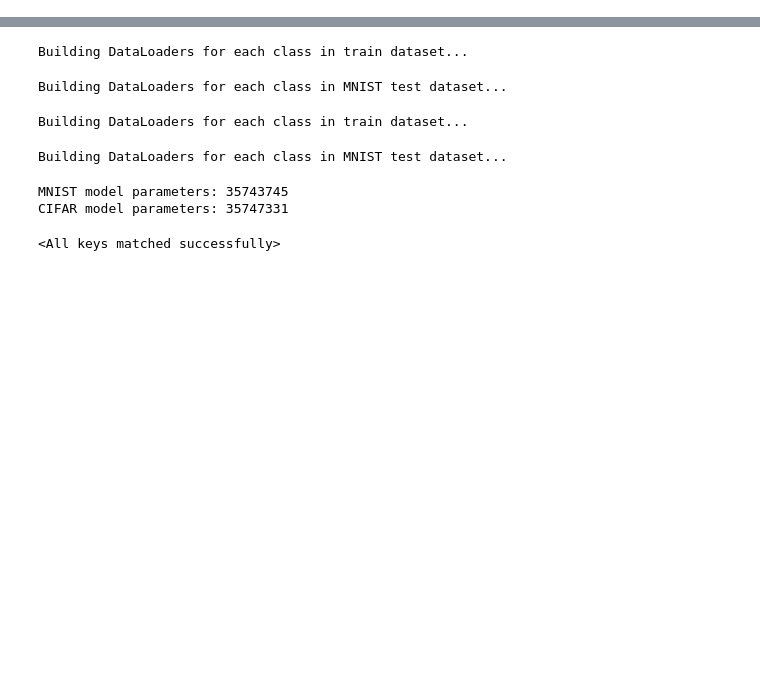
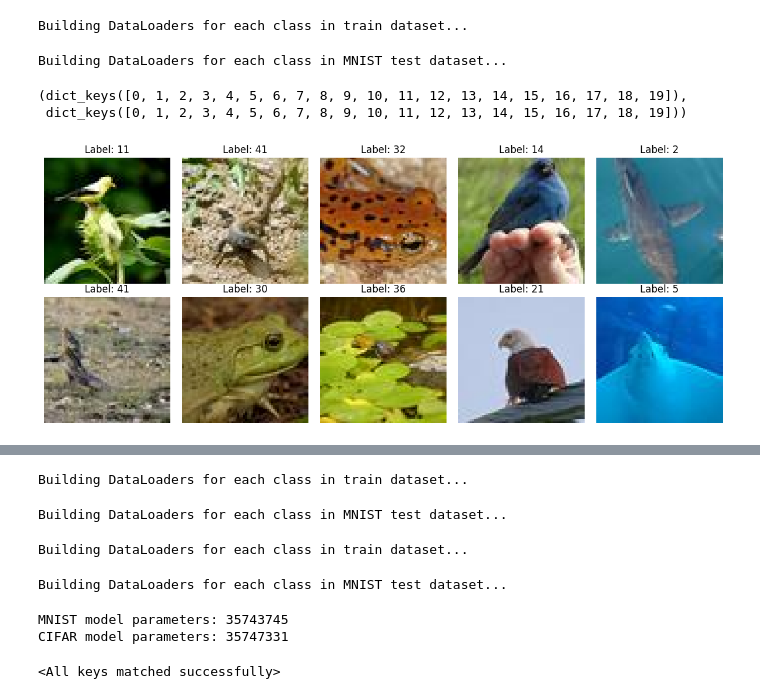
Before and after one commit to Teachable-AI-Lab/diffusion-continual-learning, a Jupyter notebook: unit-test-modular.ipynb, the cells around one changed output, grey strips where cells are left out. Cells and saved outputs as stored; diff of their text form; code cells hidden in the pictures; blank space fills up the shorter version.

Commit message:
added imagenet

```diff
--- a/unit-test-modular.ipynb
+++ b/unit-test-modular.ipynb
@@ -30 +30,39 @@ Device: cuda
 Experiment root directory: ddim_unit_tests
+# %%
+cl_train_loader, cl_test_loader, full_train_loader, full_test_loader = utils.get_cl_dataset(
+        'imagenet64', batch_size=128, normalize=True, greyscale=False, group_size=50, n_classes=1000 # so there are 20 tasks
+    )
+# %% [output]
+Building DataLoaders for each class in train dataset...
+Building DataLoaders for each class in MNIST test dataset...
+# %%
+# Inspect the continual learning dataloaders
+cl_train_loader.keys(), cl_test_loader.keys()
+# %% [output]
+(dict_keys([0, 1, 2, 3, 4, 5, 6, 7, 8, 9, 10, 11, 12, 13, 14, 15, 16, 17, 18, 19]),
+ dict_keys([0, 1, 2, 3, 4, 5, 6, 7, 8, 9, 10, 11, 12, 13, 14, 15, 16, 17, 18, 19]))
+# %%
+# display 10 random images from the first task
+task_id = 0
+loader = cl_train_loader[task_id]
+for batch in loader:
+    images, labels = batch
+    # images = images[:10]
+    # labels = labels[:10]
+    # display 10 random images
+    fig, axes = plt.subplots(2, 5, figsize=(12, 5))
+    for i, ax in enumerate(axes.flatten()):
+        idx = random.randint(0, images.size(0) - 1)
+        # resacle images from [-1, 1] to [0, 1]
+        img = (images[idx] + 1) / 2
+        img = img.permute(1, 2, 0).numpy()
+        # img = images[idx].permute(1, 2, 0).numpy()
+        label = labels[idx].item()
+        ax.imshow(img)
+        ax.set_title(f'Label: {label}')
+        ax.axis('off')
+    plt.tight_layout()
+    plt.show()
+    break  # Only display one batch
+# %% [output]
+[figure, added]
```
Also changed, not shown: parts of 2 cells of this notebook, 15 other files.
